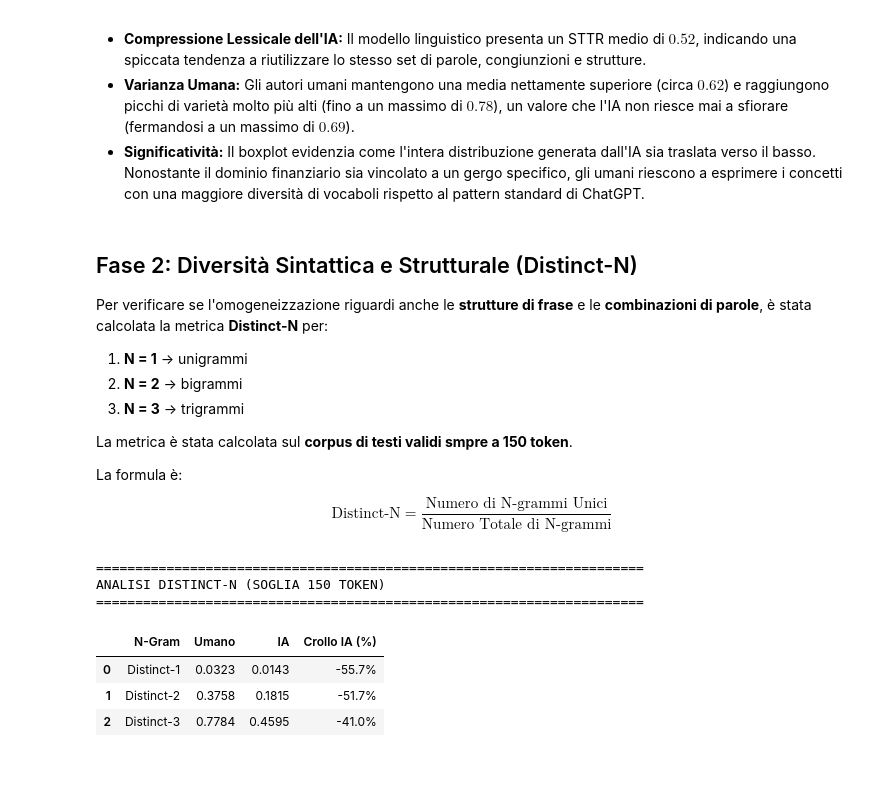
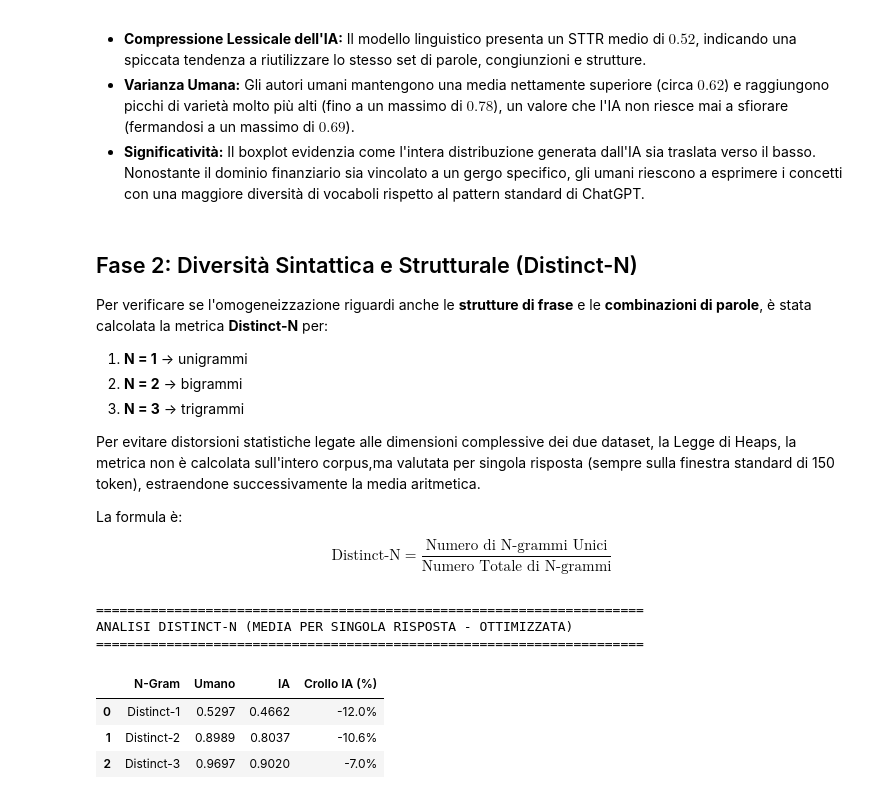
Before and after one commit to MarcoDeLuca21/project_work_nlp, a Jupyter notebook: notebook.ipynb, the cells around one changed output. Saved outputs shown, nothing was run; the diff lists cells and outputs as text; code cells hidden in the pictures; blank space fills up the shorter version.

Commit message:
Correzioni finali (da dare un ultima lettura)

```diff
--- a/notebook.ipynb
+++ b/notebook.ipynb
@@ -644,47 +659,66 @@ Per verificare se l'omogeneizzazione riguardi anche le **strutture di frase** e
 2. **N = 2** → bigrammi
 3. **N = 3** → trigrammi
 
-La metrica è stata calcolata sul **corpus di testi validi smpre a 150 token**.
+Per evitare distorsioni statistiche legate alle dimensioni complessive dei due dataset, la Legge di Heaps, la metrica non è calcolata sull'intero corpus,ma valutata per singola risposta (sempre sulla finestra standard di 150 token), estraendone successivamente la media aritmetica.
 
 La formula è:
 
 $$\text{Distinct-N} = \frac{\text{Numero di N-grammi Unici}} {\text{Numero Totale di N-grammi}}$$
 # %%
-def calculate_distinct_n(texts, n=2):
-    all_ngrams = []
+def calculate_distinct_n_per_doc(texts, n=2):
+    scores = []
     for t in texts:
-        tokens = re.findall(r'\b\w+\b', t.lower())
-        ngrams = [tuple(tokens[i:i+n]) for i in range(len(tokens)-n+1)]
-        all_ngrams.extend(ngrams)
+        # 1. Dividiamo il testo in frasi separate. Così facciamo in modo che l'ultima parola della frase 1 e la prima parola della frase 2 non si uniscano per sbaglio.
+        sentences = sent_tokenize(t.lower())
 
-    if not all_ngrams:
+        ngrams = []
+        for sentence in sentences:
+            # 2. Tokenizziamo la singola frase rimuovendo la punteggiatura
+            tokens = [w for w in word_tokenize(sentence) if w.isalnum()]
+
+            # Estraggiamo gli n-grammi solo all'interno della stessa frase
+            if len(tokens) >= n:
+                sentence_ngrams = [tuple(tokens[i:i+n]) for i in range(len(tokens)-n+1)]
+                ngrams.extend(sentence_ngrams)
+
+        # 3. Calcoliamo la varietà di parole per QUESTO singolo testo. Dividiamo le coppie uniche (senza duplicati) per il totale delle coppie trovate.
+        if ngrams:
+            score = len(set(ngrams)) / len(ngrams)
+            scores.append(score)
+
+    if not scores:
         return 0.0
-    return len(set(all_ngrams)) / len(all_ngrams)
+    return sum(scores) / len(scores)
 
 testi_clean_human = df_clean[df_clean["label"] == "Umano"]["text"].tolist()
 testi_clean_ai = df_clean[df_clean["label"] == "AI"]["text"].tolist()
 
 print("=" * 70)
-print("ANALISI DISTINCT-N (SOGLIA 150 TOKEN)")
+print("ANALISI DISTINCT-N (MEDIA PER SINGOLA RISPOSTA)")
 print("=" * 70)
 
 results = []
 for n in [1, 2, 3]:
-    d_human = calculate_distinct_n(testi_clean_human, n=n)
-    d_ai = calculate_distinct_n(testi_clean_ai, n=n)
+    d_human = calculate_distinct_n_per_doc(testi_clean_human, n=n)
+    d_ai = calculate_distinct_n_per_doc(testi_clean_ai, n=n)
     drop = ((d_human - d_ai) / d_human) * 100
-    results.append({"N-Gram": f"Distinct-{n}", "Umano": round(d_human, 4), "IA": round(d_ai, 4), "Crollo IA (%)": f"-{round(drop, 1)}%"})
+    results.append({
+        "N-Gram": f"Distinct-{n}",
+        "Umano": round(d_human, 4),
+        "IA": round(d_ai, 4),
+        "Crollo IA (%)": f"-{round(drop, 1)}%"
+    })
 
 df_distinct = pd.DataFrame(results)
 display(df_distinct)
 # %% [output]
 ======================================================================
-ANALISI DISTINCT-N (SOGLIA 150 TOKEN)
+ANALISI DISTINCT-N (MEDIA PER SINGOLA RISPOSTA - OTTIMIZZATA)
 ======================================================================
 |  | N-Gram | Umano | IA | Crollo IA (%) |
-| 0 | Distinct-1 | 0.0323 | 0.0143 | -55.7% |
-| 1 | Distinct-2 | 0.3758 | 0.1815 | -51.7% |
-| 2 | Distinct-3 | 0.7784 | 0.4595 | -41.0% |
+| 0 | Distinct-1 | 0.5297 | 0.4662 | -12.0% |
+| 1 | Distinct-2 | 0.8989 | 0.8037 | -10.6% |
+| 2 | Distinct-3 | 0.9697 | 0.9020 | -7.0% |
 # %% [markdown]
 ### Interpretazione dei Risultati
 
```
Also changed, not shown: parts of 10 cells of this notebook.
